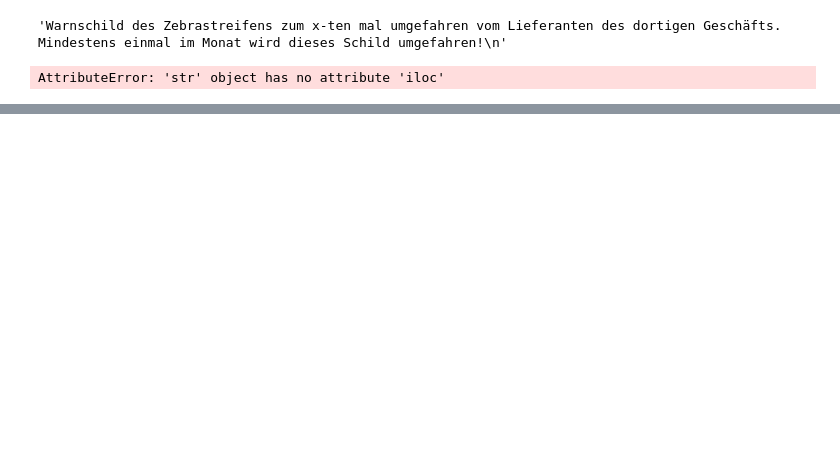
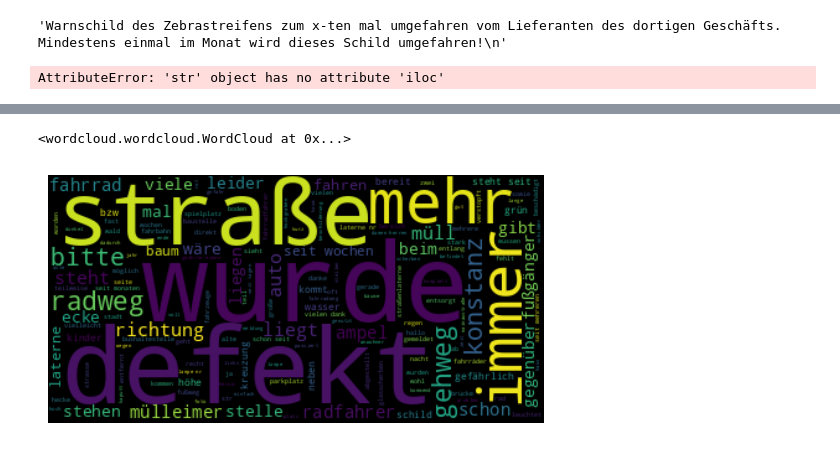
Before and after one commit to Open-Data-Hackathon-Konstanz/maengelanalyse_python, a Jupyter notebook: data_analysis/wordcloud.ipynb, the cells around one changed output, grey strips where cells are left out. Saved outputs shown, nothing was run; the diff lists cells and outputs as text; code cells hidden in the pictures; blank space fills up the shorter version.

Commit message:
updated wordcloud

```diff
--- a/data_analysis/wordcloud.ipynb
+++ b/data_analysis/wordcloud.ipynb
@@ -62,8 +82,11 @@ for word in tokens:
 # %%
-wordcloud = WordCloud().generate(' '.join(tokens_single_))
+wordcloud = WordCloud().generate(' '.join(tokens_single))
 plt.imshow(wordcloud, interpolation='bilinear')
 plt.axis("off")
 wordcloud.to_file('../plots/wordcloud_1.png')
+# %% [output]
+<wordcloud.wordcloud.WordCloud at 0x...>
+[figure, added]
 # %%
 # Creating a function to generate N-Grams
 def generate_ngrams(text, WordsToCombine):
```
Also changed, not shown: parts of 2 cells of this notebook, 1 other file.
